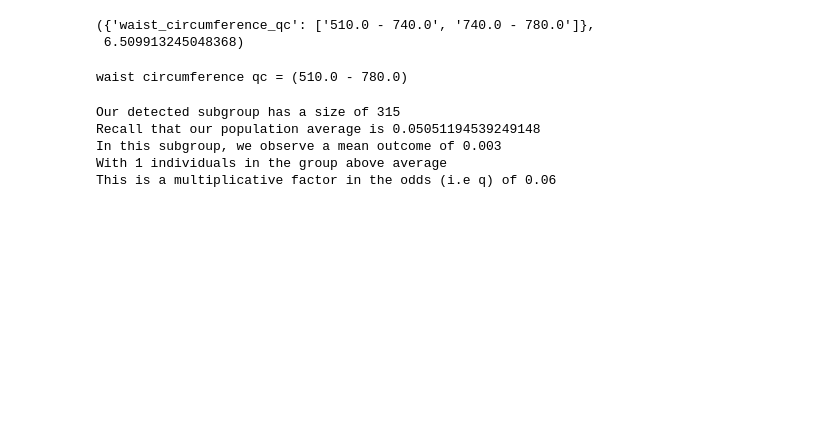
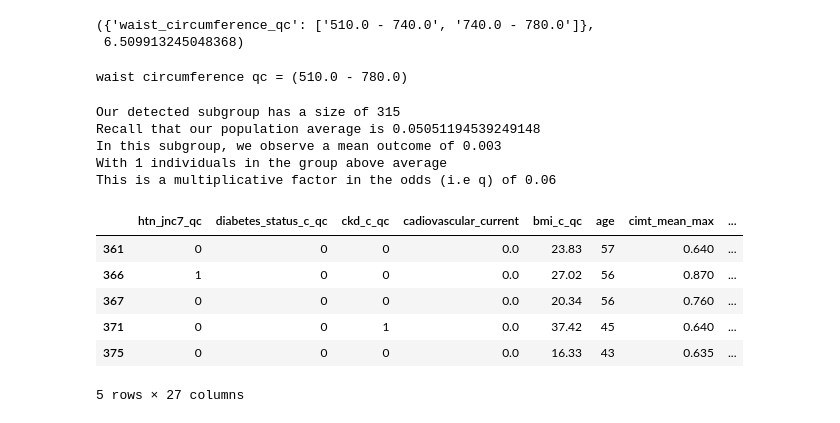
Before and after one commit to kayvinsoo7/HAALSI_work, a Jupyter notebook: mdscan-master/Autostrat.ipynb, the cells around one changed output. Cells and saved outputs as stored; diff of their text form; code cells hidden in the pictures; blank space fills up the shorter version.

```diff
--- a/mdscan-master/Autostrat.ipynb
+++ b/mdscan-master/Autostrat.ipynb
@@ -617,3 +629,13 @@ Recall that our population average is 0.05051194539249148
 In this subgroup, we observe a mean outcome of 0.003
 With 1 individuals in the group above average
 This is a multiplicative factor in the odds (i.e q) of 0.06
+# %%
+dff.head()
+# %% [output]
+|  | htn_jnc7_qc | diabetes_status_c_qc | ckd_c_qc | cadiovascular_current | bmi_c_qc | age | cimt_mean_max | ... |
+| 361 | 0 | 0 | 0 | 0.0 | 23.83 | 57 | 0.640 | ... |
+| 366 | 1 | 0 | 0 | 0.0 | 27.02 | 56 | 0.870 | ... |
+| 367 | 0 | 0 | 0 | 0.0 | 20.34 | 56 | 0.760 | ... |
+| 371 | 0 | 0 | 1 | 0.0 | 37.42 | 45 | 0.640 | ... |
+| 375 | 0 | 0 | 0 | 0.0 | 16.33 | 43 | 0.635 | ... |
+5 rows × 27 columns
```
Also changed, not shown: parts of 13 cells of this notebook.
